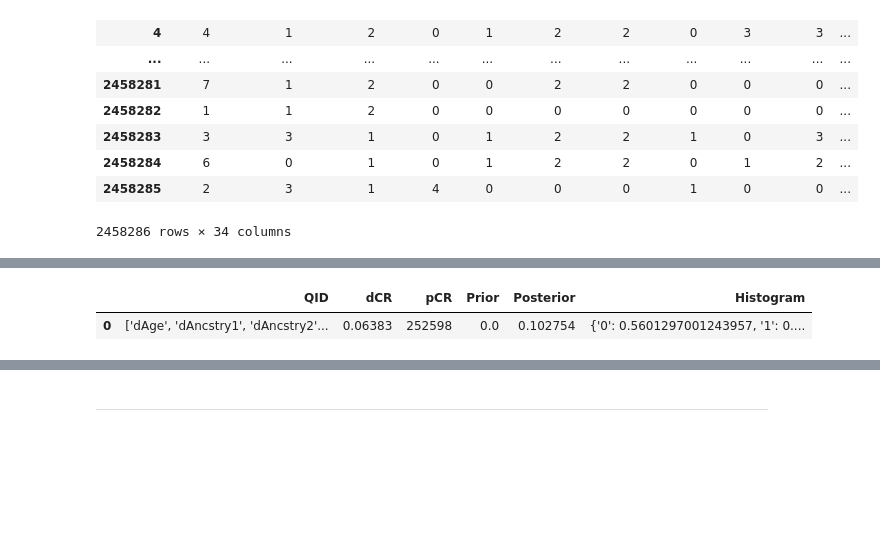
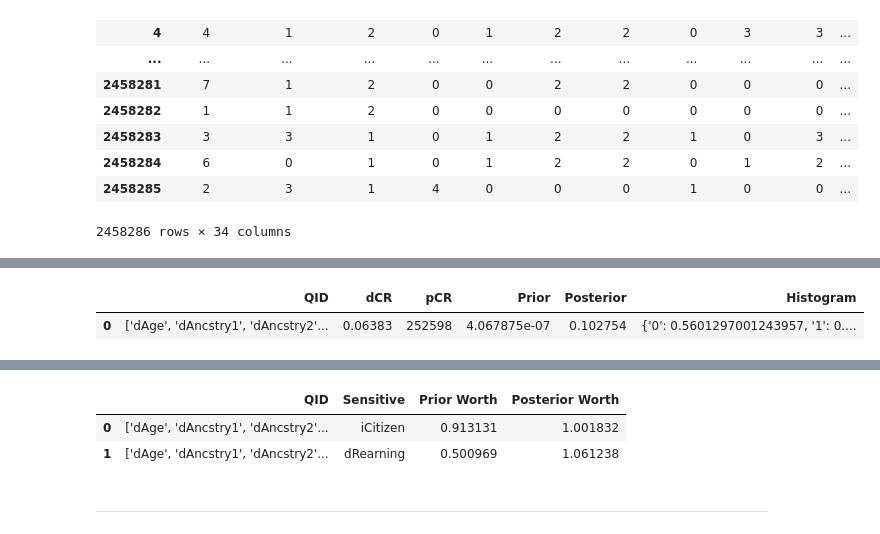
Before and after one commit to nunesgh/bvm-library, a Jupyter notebook: examples/single-dataset.ipynb, the cells around one changed output, grey strips where cells are left out. Cells and saved outputs as stored; diff of their text form; code cells hidden in the pictures; blank space fills up the shorter version.

```diff
--- a/examples/single-dataset.ipynb
+++ b/examples/single-dataset.ipynb
@@ -132,12 +221,16 @@ T2_results = T2.assess()
 # %%
 with pandas.option_context('display.max_rows', None, 'display.max_columns', None):
     display(T2_results['re_id'])
     display(T2_results['att_inf'])
+    display(T2_results['information_worth'])
 # %% [output]
 |  | QID | dCR | pCR | Prior | Posterior | Histogram |
-| 0 | ['dAge', 'dAncstry1', 'dAncstry2'... | 0.06383 | 252598 | 0.0 | 0.102754 | {'0': 0.5601297001243957, '1': 0.... |
+| 0 | ['dAge', 'dAncstry1', 'dAncstry2'... | 0.06383 | 252598 | 4.067875e-07 | 0.102754 | {'0': 0.5601297001243957, '1': 0.... |
 |  | QID | Sensitive | dCA | pCA | Prior | Posterior | Histogram |
 | 0 | ['dAge', 'dAncstry1', 'dAncstry2'... | iCitizen | 0.948912 | 1.079108 | 0.913131 | 0.985367 | {'0': 0.0, '1': 0.0, '2': 0.0, '3... |
 | 1 | ['dAge', 'dAncstry1', 'dAncstry2'... | dRearning | 0.477841 | 1.764961 | 0.470504 | 0.830422 | {'0': 0.0, '1': 0.0, '2': 0.0, '3... |
+|  | QID | Sensitive | Prior Worth | Posterior Worth |
+| 0 | ['dAge', 'dAncstry1', 'dAncstry2'... | iCitizen | 0.913131 | 1.001832 |
+| 1 | ['dAge', 'dAncstry1', 'dAncstry2'... | dRearning | 0.500969 | 1.061238 |
 # %% [markdown]
 ---
```
Also changed, not shown: parts of 12 cells of this notebook, 4 other files.
